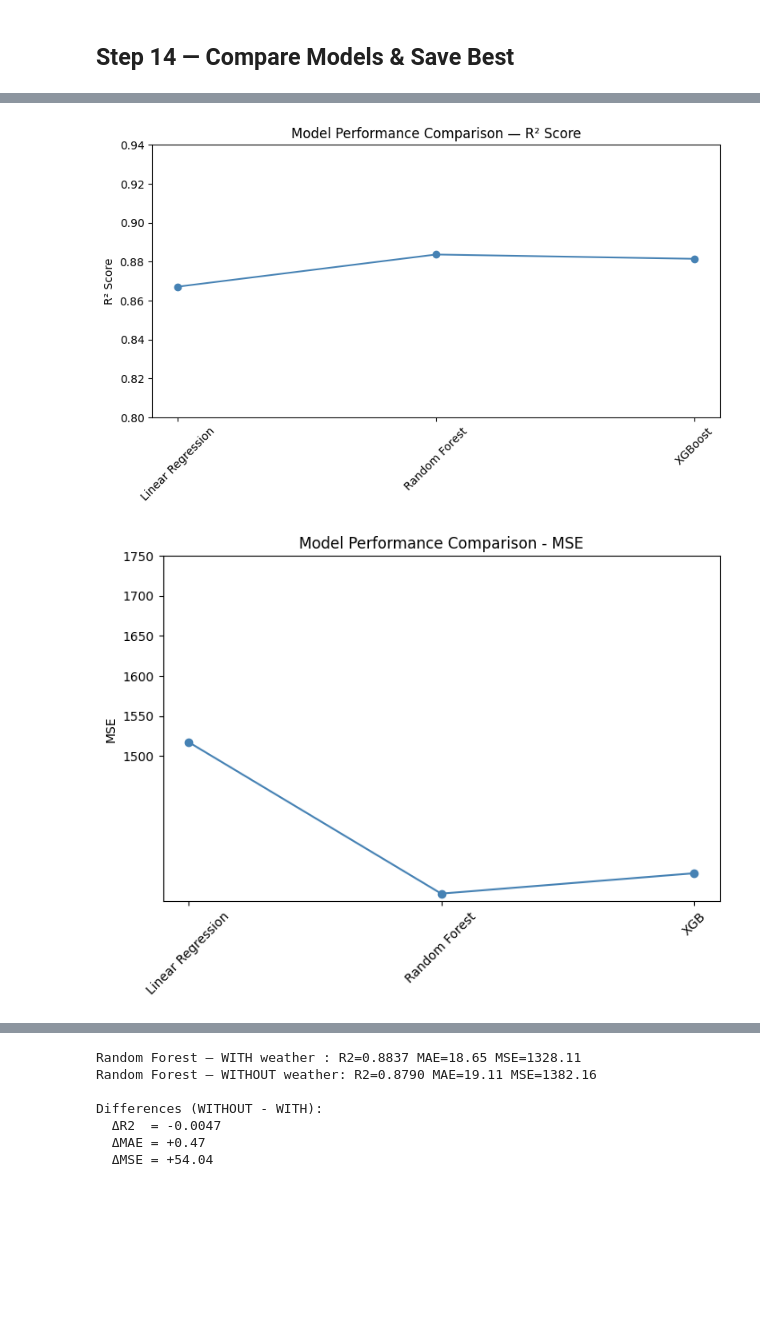
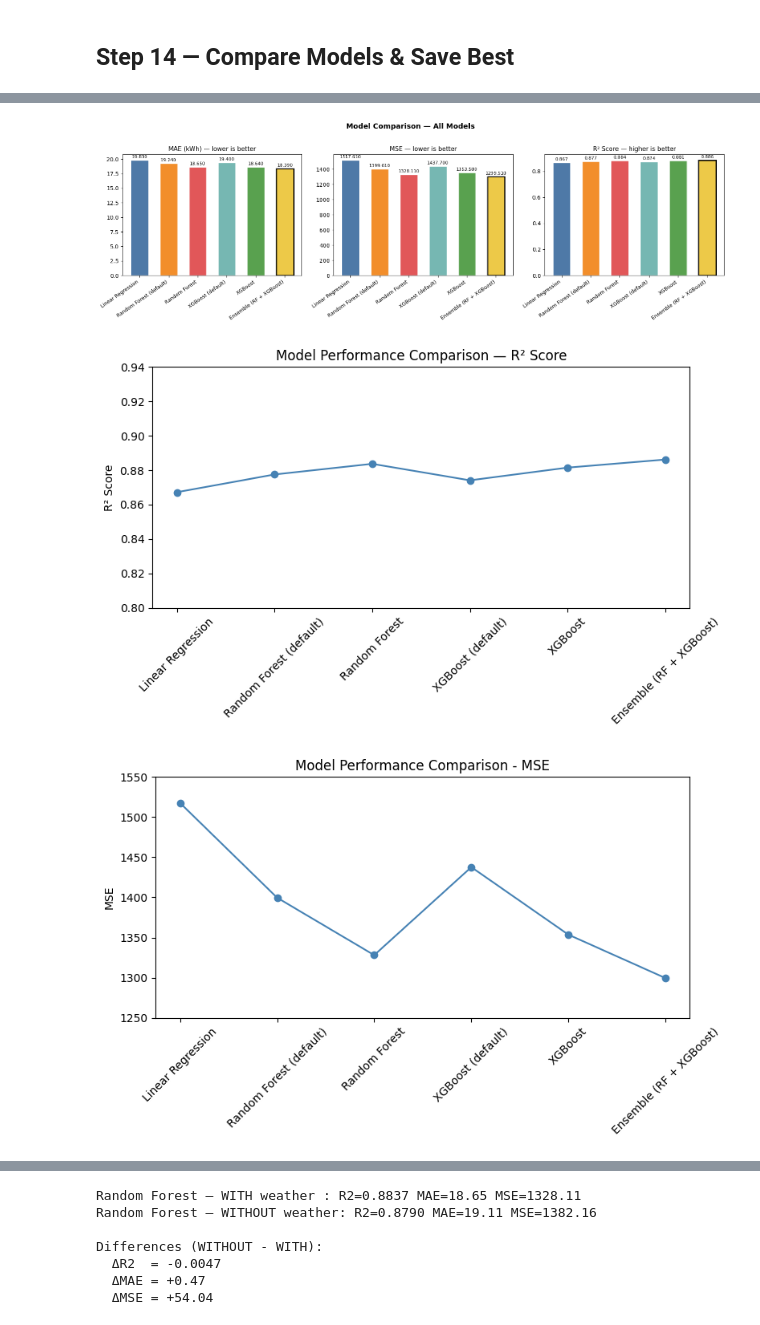
Before and after one commit to sumaliwanigasekara/energywise, a Jupyter notebook: EnergyWise_Pipeline.ipynb, the cells around one changed output, grey strips where cells are left out. Saved outputs shown, nothing was run; the diff lists cells and outputs as text; code cells hidden in the pictures; blank space fills up the shorter version.

```diff
--- a/EnergyWise_Pipeline.ipynb
+++ b/EnergyWise_Pipeline.ipynb
@@ -713,3 +713,8 @@ results.append(evaluate(lr, 'Linear Regression'))
 # %% [output]
 Training Linear Regression (baseline)...
 Linear Regression: MAE=19.83 kWh   MSE=1517.61   R2=0.8672
+# %%
+print('Training Random Forest (default, no tuning)...')
+rf_default = RandomForestRegressor(n_estimators=100, random_state=42, n_jobs=-1)
+rf_default.fit(X_train, y_train)
+results.append(evaluate(rf_default, 'Random Forest (default)'))
@@ -728,3 +736,8 @@ results.append(evaluate(rf, 'Random Forest'))
 # %% [output]
 Training Random Forest...
 Random Forest: MAE=18.65 kWh   MSE=1328.11   R2=0.8837
+# %%
+print('Training XGBoost (default, no tuning)...')
+xgb_default = XGBRegressor(n_estimators=100, random_state=42, n_jobs=-1, verbosity=0)
+xgb_default.fit(X_train, y_train)
+results.append(evaluate(xgb_default, 'XGBoost (default)'))
@@ -757,3 +773,14 @@ GridSearchCV with 5-fold cross-validation was run previously across 81 parameter
 - **XGBoost**: `n_estimators=500, max_depth=5, learning_rate=0.05, subsample=0.8, colsample_bytree=0.7`
 
 These parameters are applied directly in the training cells above. Re-running GridSearchCV (~10 min) is not necessary unless the dataset changes significantly.
+# %%
+from sklearn.ensemble import VotingRegressor
+
+print('Training Ensemble (RF + XGBoost)...')
+ensemble = VotingRegressor(
+    estimators=[('rf', rf), ('xgb', xgb)],
+    weights=[1, 1],
+    n_jobs=-1,
+)
+ensemble.fit(X_train, y_train)
+results.append(evaluate(ensemble, 'Ensemble (RF + XGBoost)'))
@@ -782,4 +815,35 @@ Best model : Random Forest  (R2=0.8837)
 Saved to   : backend/ml/model.pkl
+# %%
+fig, axes = plt.subplots(1, 3, figsize=(16, 5))
+
+model_names = results_df.index.tolist()
+x = range(len(model_names))
+colors = ['#4e79a7', '#f28e2b', '#e15759', '#76b7b2', '#59a14f', '#edc948']
+
+for ax, metric, title, better in zip(
+    axes,
+    ['MAE', 'MSE', 'R2'],
+    ['MAE (kWh) — lower is better', 'MSE — lower is better', 'R² Score — higher is better'],
+    ['low', 'low', 'high']
+):
+    bars = ax.bar(x, results_df[metric], color=colors[:len(model_names)], edgecolor='white', width=0.6)
+    ax.set_xticks(x)
+    ax.set_xticklabels(model_names, rotation=35, ha='right', fontsize=9)
+    ax.set_title(title, fontsize=11)
+    for bar, val in zip(bars, results_df[metric]):
+        ax.text(bar.get_x() + bar.get_width() / 2, bar.get_height() + ax.get_ylim()[1] * 0.01,
+                f'{val:.3f}', ha='center', va='bottom', fontsize=8)
+    # Highlight the best bar
+    best_idx = results_df[metric].idxmin() if better == 'low' else results_df[metric].idxmax()
+    best_pos = model_names.index(best_idx)
+    bars[best_pos].set_edgecolor('black')
+    bars[best_pos].set_linewidth(2)
+
+plt.suptitle('Model Comparison — All Models', fontsize=13, fontweight='bold', y=1.02)
+plt.tight_layout()
+plt.show()
+# %% [output]
+[figure, added]
 # %%
 plt.figure(figsize=(8, 5))
 plt.plot(results_df['R2'], marker='o', linestyle='-', color='steelblue')
@@ -790,17 +854,18 @@ plt.title('Model Performance Comparison — R² Score')
 plt.tight_layout()
 plt.show()
 # %% [output]
-[figure, old version]
+[figure, new version]
 # %%
 plt.figure(figsize=(8, 5))
 plt.plot(results_df['MSE'], marker='o', linestyle='-', color='steelblue')
-plt.yticks(np.arange(1500, 1800, 50))
-plt.xticks(range(len(results_df)), labels=['Linear Regression', 'Random Forest', 'XGB'], rotation=45)
+plt.yticks(np.arange(1250, 1600, 50))
+plt.xticks(range(len(results_df)), labels=results_df.index.tolist(), rotation=45)
 plt.ylabel('MSE')
 plt.title('Model Performance Comparison - MSE')
+plt.tight_layout()
 plt.show()
 # %% [output]
-[figure, old version]
+[figure, new version]
 # %%
 plt.figure(figsize=(8, 5))
 plt.plot(results_df['MAE'], marker='o', linestyle='-', color='steelblue')
```
Also changed, not shown: parts of 10 cells of this notebook, 2 other files.
